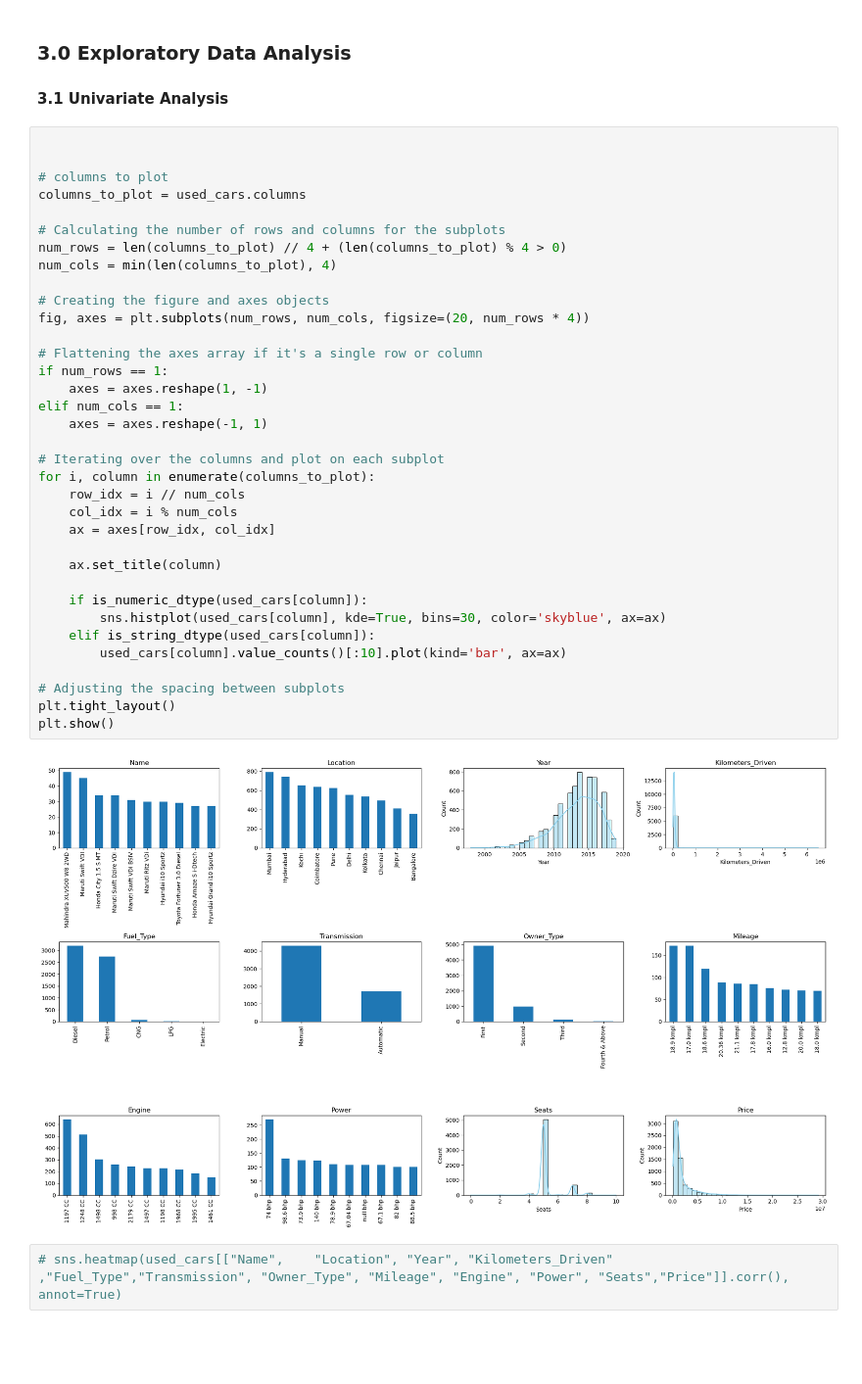
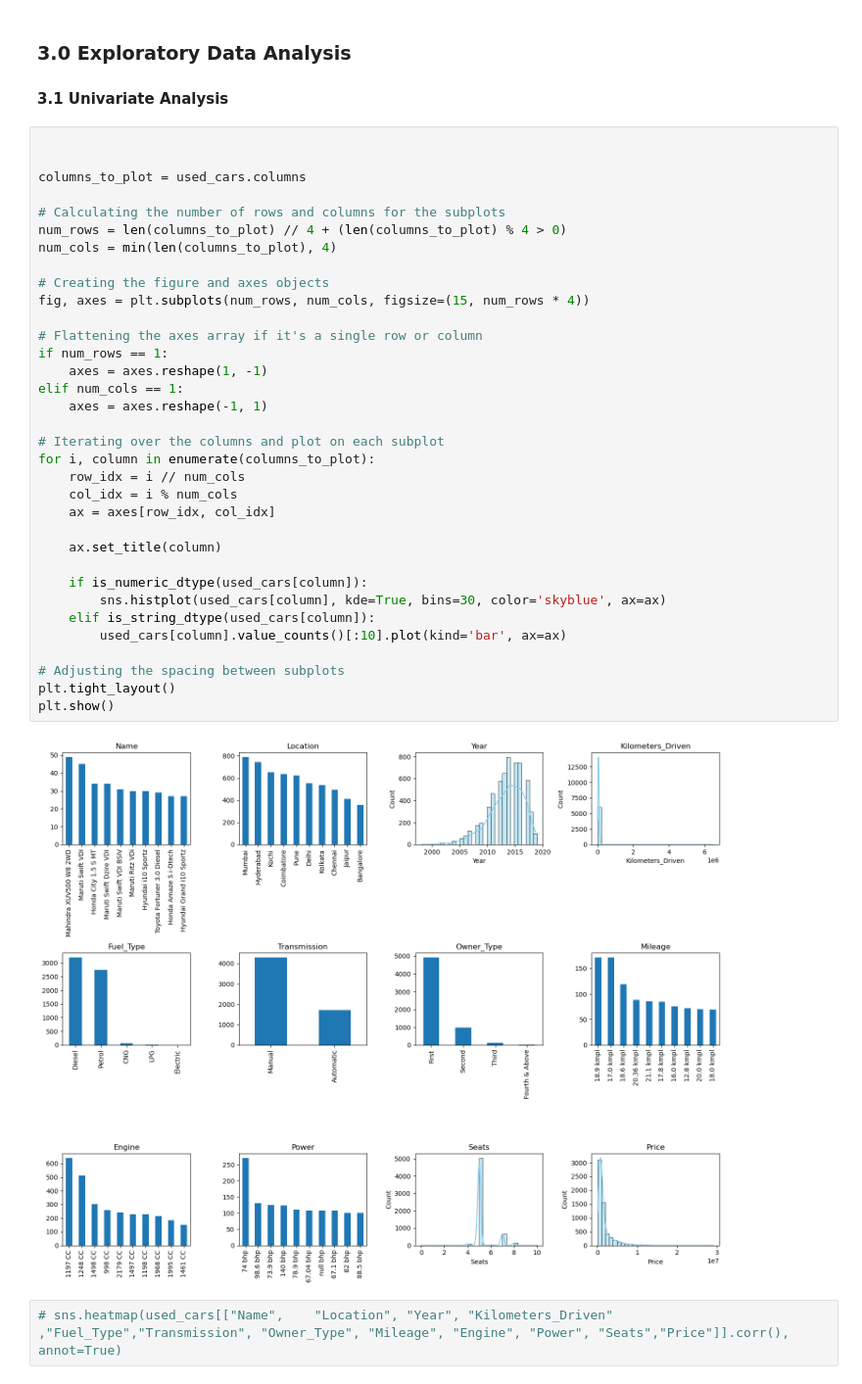
Before and after one commit to Isaac-Munyaka/Used-Cars-Price-Prediction, a Jupyter notebook: car_price_prediction.ipynb, the cells around one changed output. Shown: that part at 98% size. Saved outputs shown, nothing was run; the diff lists cells and outputs as text; blank space fills up the shorter version.

```diff
--- a/car_price_prediction.ipynb
+++ b/car_price_prediction.ipynb
@@ -203,40 +204,39 @@ OwnerType : ['First' 'Second' 'Fourth & Above' 'Third']
 # %%
 
 
-# columns to plot
 columns_to_plot = used_cars.columns
 
 # Calculating the number of rows and columns for the subplots
 num_rows = len(columns_to_plot) // 4 + (len(columns_to_plot) % 4 > 0)
 num_cols = min(len(columns_to_plot), 4)
 
 # Creating the figure and axes objects
-fig, axes = plt.subplots(num_rows, num_cols, figsize=(20, num_rows * 4))
+fig, axes = plt.subplots(num_rows, num_cols, figsize=(15, num_rows * 4))
 
 # Flattening the axes array if it's a single row or column
 if num_rows == 1:
     axes = axes.reshape(1, -1)
 elif num_cols == 1:
     axes = axes.reshape(-1, 1)
 
 # Iterating over the columns and plot on each subplot
 for i, column in enumerate(columns_to_plot):
     row_idx = i // num_cols
     col_idx = i % num_cols
     ax = axes[row_idx, col_idx]
 
     ax.set_title(column)
 
     if is_numeric_dtype(used_cars[column]):
         sns.histplot(used_cars[column], kde=True, bins=30, color='skyblue', ax=ax)
     elif is_string_dtype(used_cars[column]):
         used_cars[column].value_counts()[:10].plot(kind='bar', ax=ax)
 
 # Adjusting the spacing between subplots
 plt.tight_layout()
 plt.show()
 # %% [output]
-[figure, old version]
+[figure, new version]
 # %%
 # sns.heatmap(used_cars[["Name",	"Location",	"Year",	"Kilometers_Driven"	,"Fuel_Type","Transmission", "Owner_Type", "Mileage", "Engine",	"Power", "Seats","Price"]].corr(), annot=True)
 # %%
```
Also changed, not shown: parts of 1 cell of this notebook.
